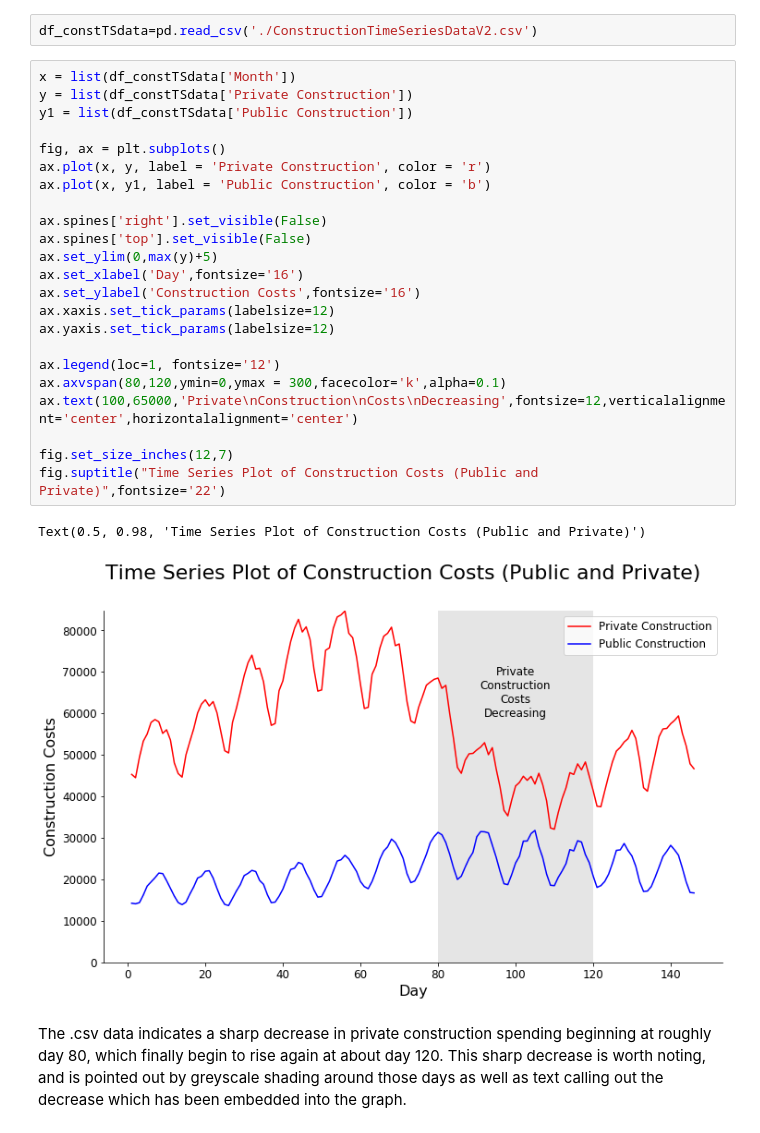
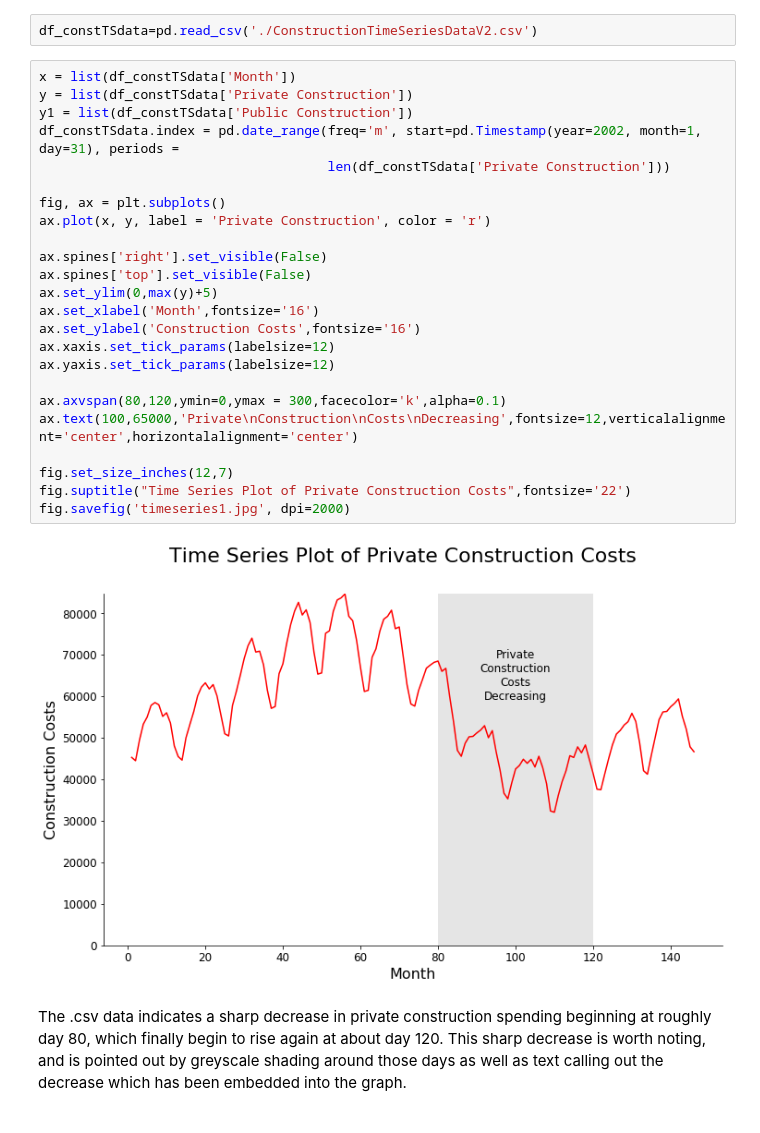
Before and after one commit to Qubular/BUAD-5112, a Jupyter notebook: Week 3/M3Graphing.ipynb, the cells around one changed output. Cells and saved outputs as stored; diff of their text form.

```diff
--- a/Week 3/M3Graphing.ipynb
+++ b/Week 3/M3Graphing.ipynb
@@ -7,28 +7,28 @@ df_constTSdata=pd.read_csv('./ConstructionTimeSeriesDataV2.csv')
 # %%
 x = list(df_constTSdata['Month'])
 y = list(df_constTSdata['Private Construction'])
 y1 = list(df_constTSdata['Public Construction'])
+df_constTSdata.index = pd.date_range(freq='m', start=pd.Timestamp(year=2002, month=1, day=31), periods =
+                                     len(df_constTSdata['Private Construction']))
 
 fig, ax = plt.subplots()
 ax.plot(x, y, label = 'Private Construction', color = 'r')
-ax.plot(x, y1, label = 'Public Construction', color = 'b')
 
 ax.spines['right'].set_visible(False)
 ax.spines['top'].set_visible(False)
 ax.set_ylim(0,max(y)+5)
-ax.set_xlabel('Day',fontsize='16')
+ax.set_xlabel('Month',fontsize='16')
 ax.set_ylabel('Construction Costs',fontsize='16')
 ax.xaxis.set_tick_params(labelsize=12)
 ax.yaxis.set_tick_params(labelsize=12)
 
-ax.legend(loc=1, fontsize='12')
 ax.axvspan(80,120,ymin=0,ymax = 300,facecolor='k',alpha=0.1)
 ax.text(100,65000,'Private\nConstruction\nCosts\nDecreasing',fontsize=12,verticalalignment='center',horizontalalignment='center')
 
 fig.set_size_inches(12,7)
-fig.suptitle("Time Series Plot of Construction Costs (Public and Private)",fontsize='22')
+fig.suptitle("Time Series Plot of Private Construction Costs",fontsize='22')
+fig.savefig('timeseries1.jpg', dpi=2000)
 # %% [output]
-Text(0.5, 0.98, 'Time Series Plot of Construction Costs (Public and Private)')
-[figure, old version]
+[figure, new version]
 # %% [markdown]
 The .csv data indicates a sharp decrease in private construction spending beginning at roughly day 80, which finally begin to rise again at about day 120.  This sharp decrease is worth noting, and is pointed out by greyscale shading around those days as well as text calling out the decrease which has been embedded into the graph.
```
Also changed, not shown: 8 other files.
